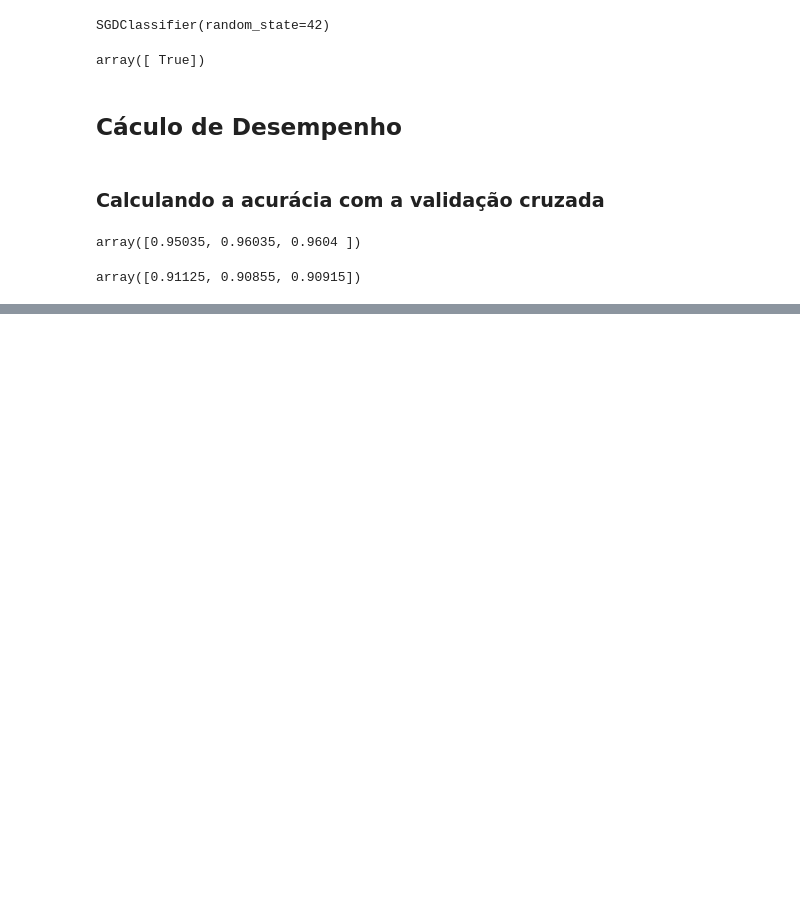
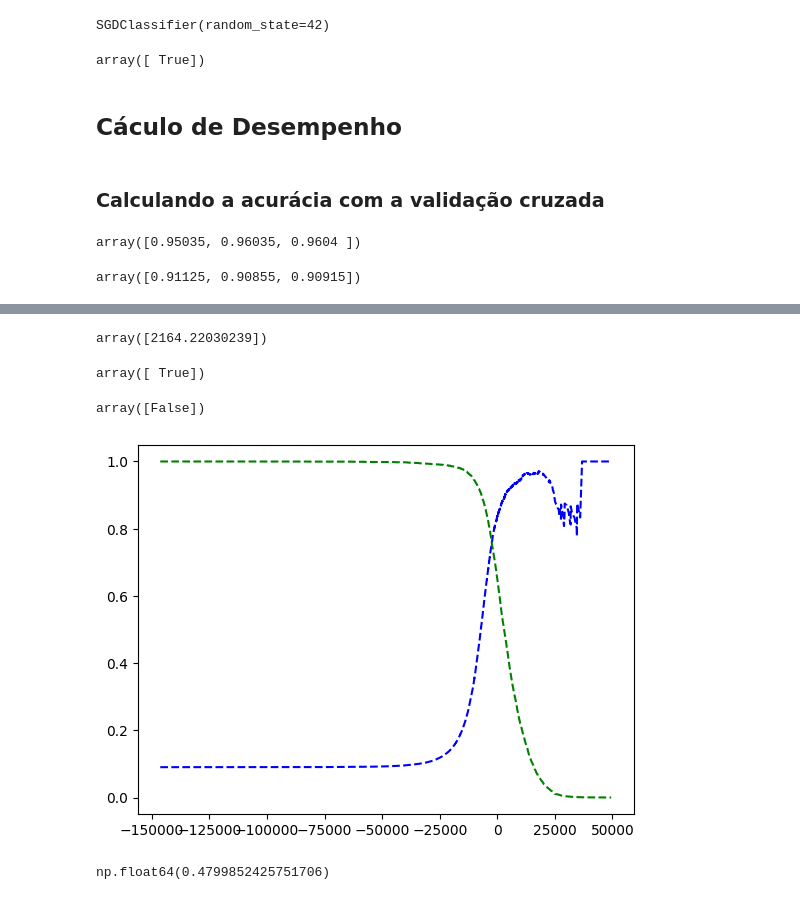
Before and after one commit to leonamcassemir0/Classificacao_MNIST, a Jupyter notebook: classificação.ipynb, the cells around one changed output, grey strips where cells are left out. Drawn from its saved outputs; the diff is of its cells as text; code cells hidden in the pictures; blank space fills up the shorter version.

```diff
--- a/classificação.ipynb
+++ b/classificação.ipynb
@@ -74,0 +119,41 @@ array([0.91125, 0.90855, 0.90915])
+# %%
+y_scores = sgdc_clf.decision_function([some_digit])
+y_scores
+# %% [output]
+array([2164.22030239])
+# %%
+threshold = 0
+y_some_digit_pred = (y_scores > threshold)
+y_some_digit_pred
+# %% [output]
+array([ True])
+# %%
+threshold = 8000
+y_some_digit_pred = (y_scores > threshold)
+y_some_digit_pred
+# %% [output]
+array([False])
+# %%
+y_scores = cross_val_predict(sgdc_clf, X_train, y_train_5, cv=3, method="decision_function")
+# %%
+from sklearn.metrics import precision_recall_curve
+
+precisions, recalls, thresholds = precision_recall_curve(y_train_5, y_scores)
+# %%
+def plot_precision_recall_vs_threshold(precisions, recalls, thresholds):
+    plt.plot(thresholds, precisions[:-1], "b--", label="Precision")
+    plt.plot(thresholds, recalls[:-1], "g--", label="Recall")
+
+
+plot_precision_recall_vs_threshold(precisions, recalls, thresholds)
+plt.show()
+# %% [output]
+[figure, added]
+# %%
+threshold_90_precision = thresholds[np.argmax(precisions >= 0.90)]
+y_train_pred_90 = (y_scores >= threshold_90_precision)
+
+precision_score(y_train_5, y_train_pred_90)
+recall_score(y_train_5, y_train_pred_90)
+# %% [output]
+np.float64(0.4799852425751706)
```
Also changed, not shown: parts of 10 cells of this notebook.
